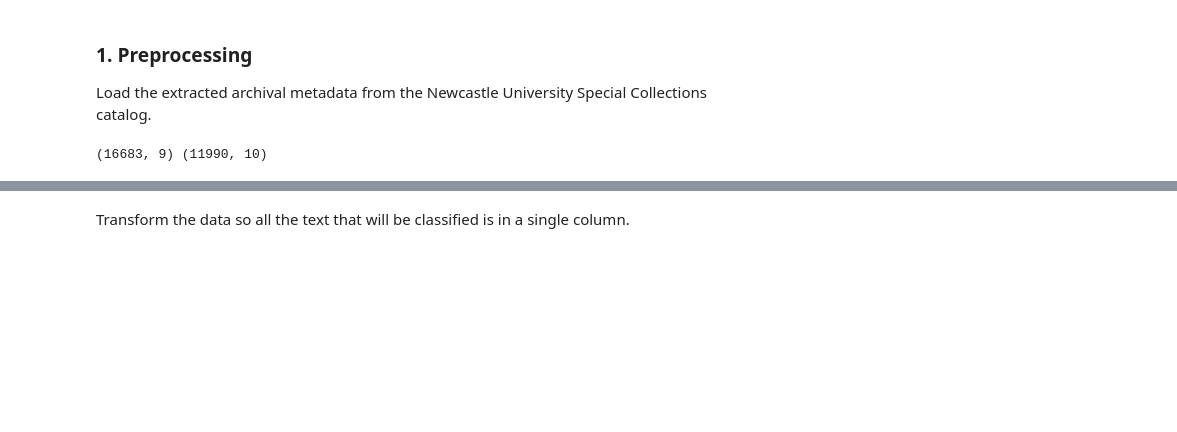
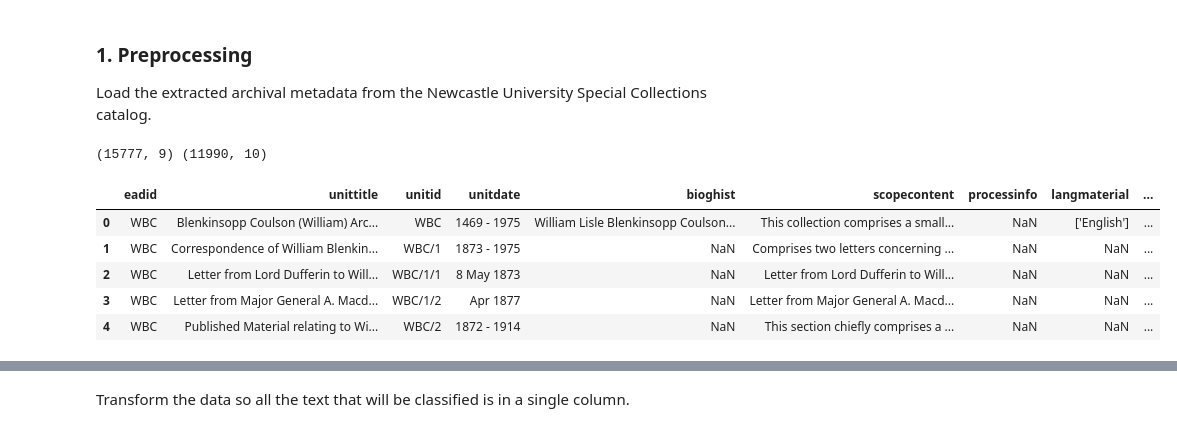
Before and after one commit to thegoose20/nusc, a Jupyter notebook: preprocessing.ipynb, the cells around one changed output, grey strips where cells are left out. Drawn from its saved outputs; the diff is of its cells as text; code cells hidden in the pictures; blank space fills up the shorter version.

```diff
--- a/preprocessing.ipynb
+++ b/preprocessing.ipynb
@@ -15,8 +15,18 @@ from pathlib import Path
 Load the extracted archival metadata from the Newcastle University Special Collections catalog.
 # %%
 extracted_dir = "data/extracted/"
-ead_df = pd.read_csv(extracted_dir + "newcastle_archival_metadata_sample.csv", index_col=0)
+ead_f = "nusc_ead_all_fonds.csv"  #"newcastle_archival_metadata_sample.csv"
+ead_df = pd.read_csv(extracted_dir + ead_f, index_col=0)
 nonead_df = pd.read_csv(extracted_dir + "complete_bell_archival_metadata_nonead.csv", index_col=0)   #nonead_df = pd.read_csv(extracted_dir + "bell_archival_metadata_nonead.csv", index_col=0)
 print(ead_df.shape, nonead_df.shape)
 # %% [output]
-(16683, 9) (11990, 10)
+(15777, 9) (11990, 10)
+# %%
+ead_df.head()
+# %% [output]
+|  | eadid | unittitle | unitid | unitdate | bioghist | scopecontent | processinfo | langmaterial | ... |
+| 0 | WBC | Blenkinsopp Coulson (William) Arc... | WBC | 1469 - 1975 | William Lisle Blenkinsopp Coulson... | This collection comprises a small... | NaN | ['English'] | ... |
+| 1 | WBC | Correspondence of William Blenkin... | WBC/1 | 1873 - 1975 | NaN | Comprises two letters concerning ... | NaN | NaN | ... |
+| 2 | WBC | Letter from Lord Dufferin to Will... | WBC/1/1 | 8 May 1873 | NaN | Letter from Lord Dufferin to Will... | NaN | NaN | ... |
+| 3 | WBC | Letter from Major General A. Macd... | WBC/1/2 | Apr 1877 | NaN | Letter from Major General A. Macd... | NaN | NaN | ... |
+| 4 | WBC | Published Material relating to Wi... | WBC/2 | 1872 - 1914 | NaN | This section chiefly comprises a ... | NaN | NaN | ... |
```
Also changed, not shown: parts of 4 cells of this notebook, 3 other files.
